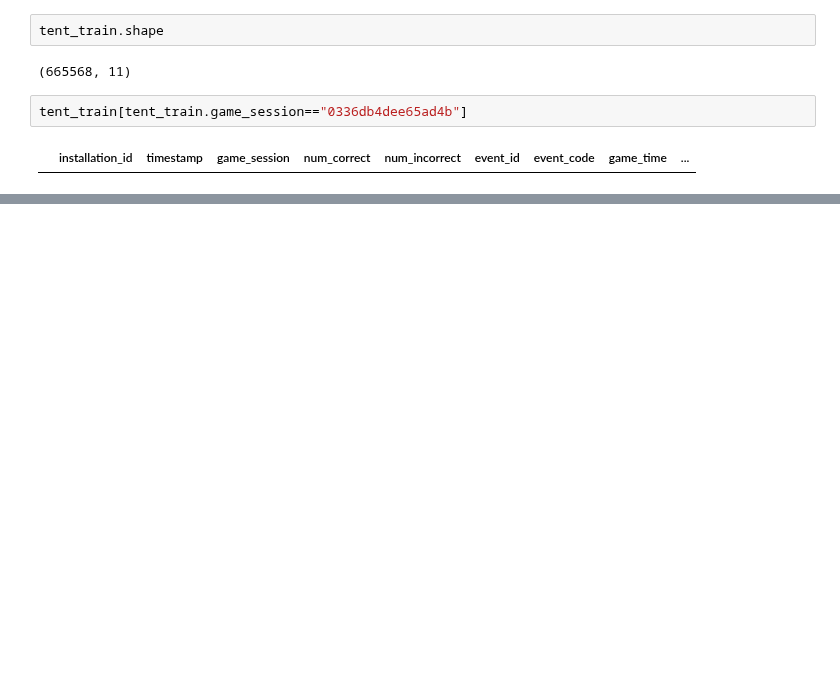
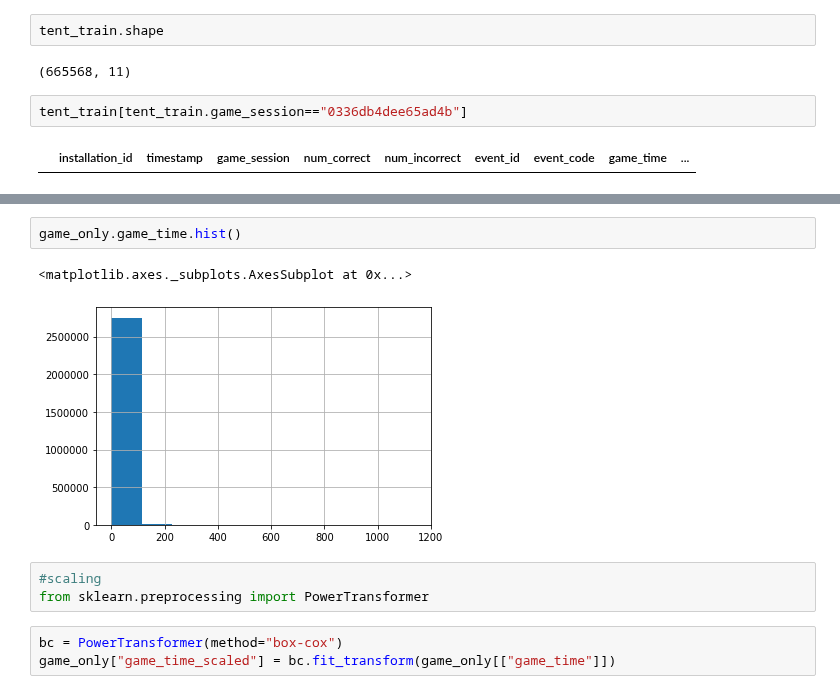
Before and after one commit to cats-in-the-hat/PBS-KIDS2, a Jupyter notebook: cris_ntbk.ipynb, the cells around one changed output, grey strips where cells are left out. Drawn from its saved outputs; the diff is of its cells as text; blank space fills up the shorter version.

```diff
--- a/cris_ntbk.ipynb
+++ b/cris_ntbk.ipynb
@@ -535,0 +675,11 @@ tent_train[tent_train.game_session=="0336db4dee65ad4b"]
+# %%
+game_only.game_time.hist()
+# %% [output]
+<matplotlib.axes._subplots.AxesSubplot at 0x...>
+[figure, added]
+# %%
+#scaling
+from sklearn.preprocessing import PowerTransformer
+# %%
+bc = PowerTransformer(method="box-cox")
+game_only["game_time_scaled"] = bc.fit_transform(game_only[["game_time"]])
```
Also changed, not shown: parts of 39 cells of this notebook.
